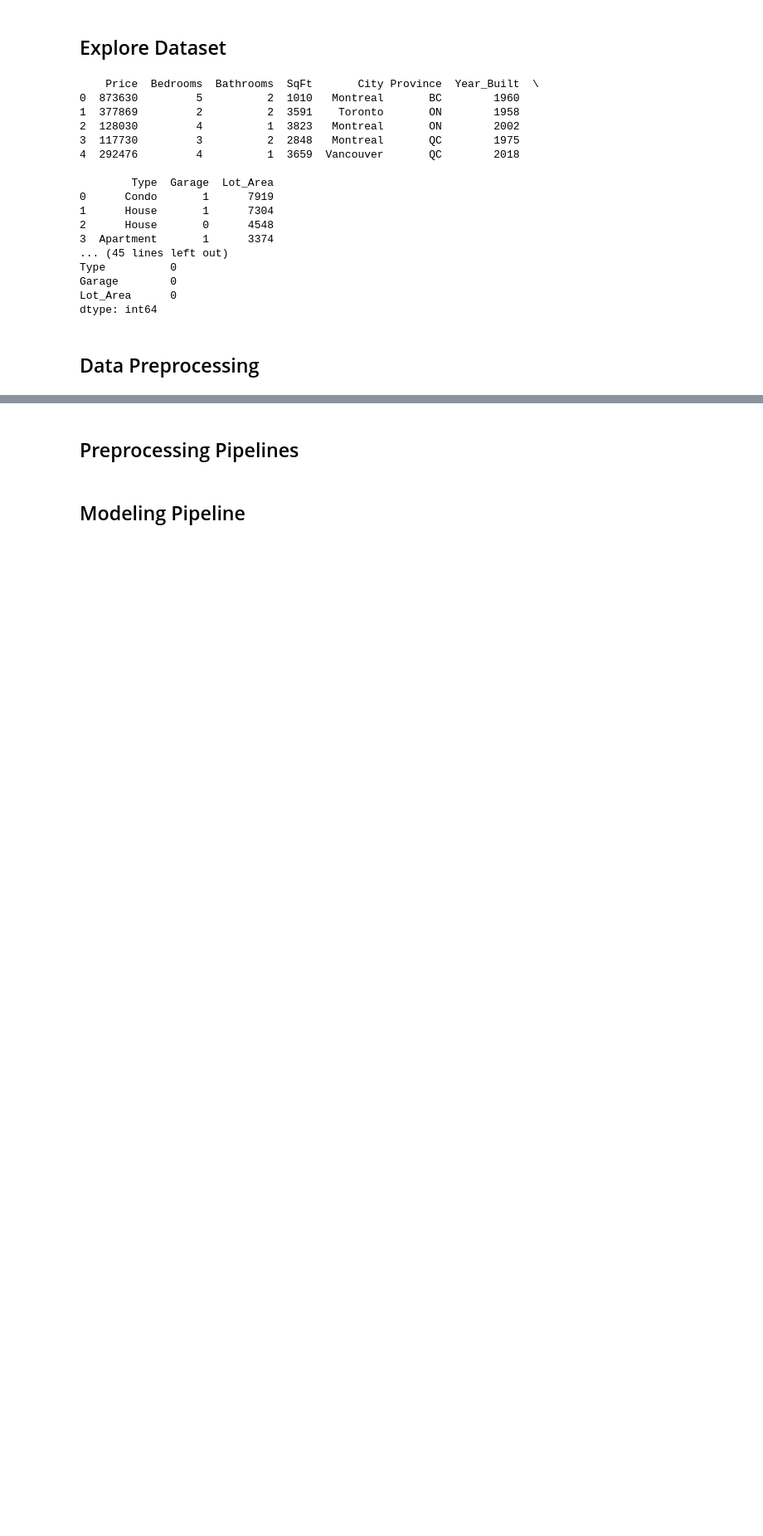
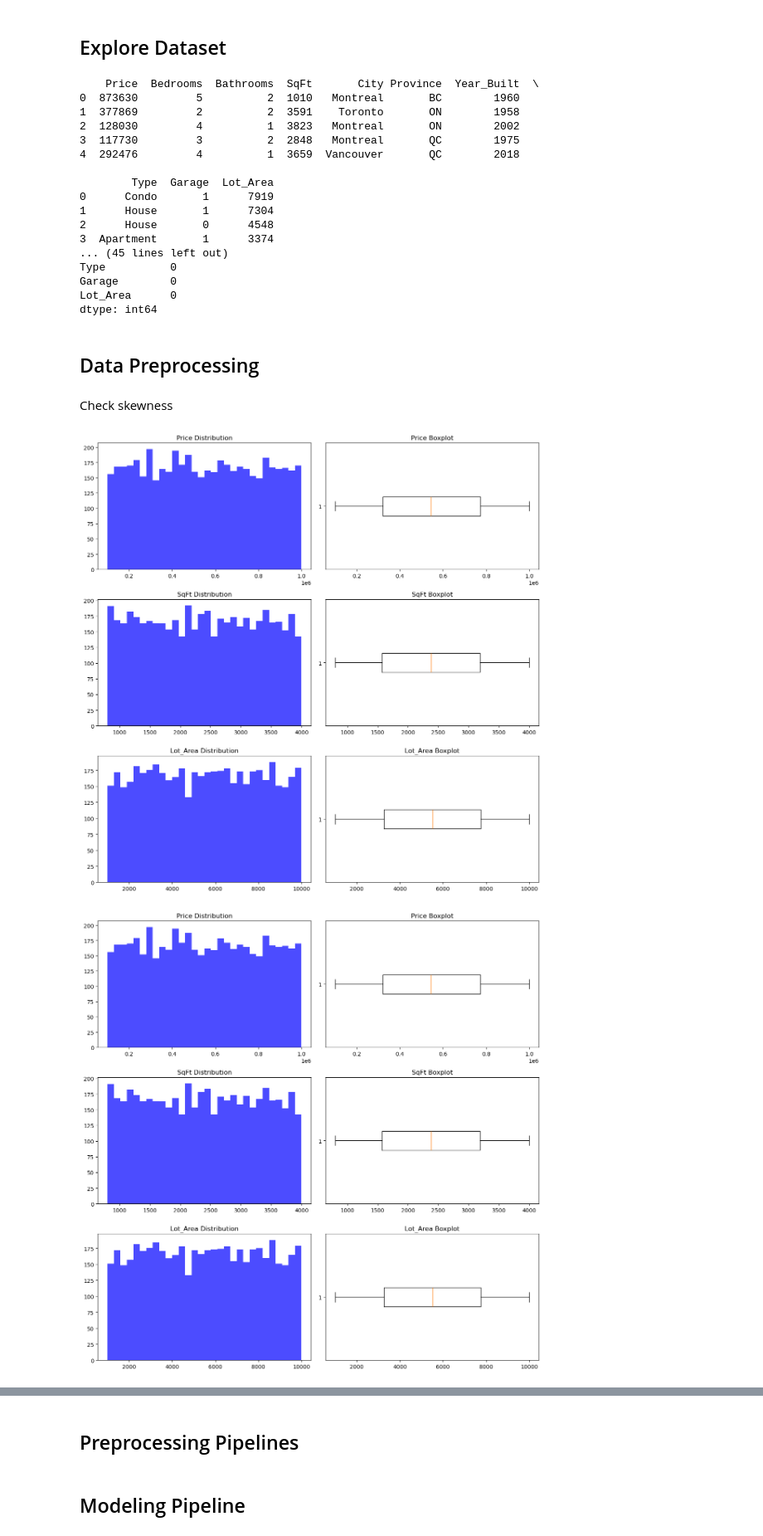
Before and after one commit to zobrathemanish/canada-house-prediction, a Jupyter notebook: Winnipeg_House_Price_Prediction.ipynb, the cells around one changed output, grey strips where cells are left out. Shown at 83% size. Saved outputs shown, nothing was run; the diff lists cells and outputs as text; code cells hidden in the pictures; blank space fills up the shorter version.

```diff
--- a/Winnipeg_House_Price_Prediction.ipynb
+++ b/Winnipeg_House_Price_Prediction.ipynb
@@ -47,3 +47,50 @@ Lot_Area      0
 dtype: int64
 # %% [markdown]
  ## Data Preprocessing
+# %% [markdown]
+Check skewness
+# %%
+# Check for outliers and distribution in numerical features
+numerical_features = ["Price", "SqFt", "Lot_Area"]
+
+# Plot histograms and boxplots to visualize distributions and outliers
+fig, axes = plt.subplots(len(numerical_features), 2, figsize=(12, 12))
+
+for i, feature in enumerate(numerical_features):
+    # Histogram
+    axes[i, 0].hist(data[feature], bins=30, color='blue', alpha=0.7)
+    axes[i, 0].set_title(f"{feature} Distribution")
+    # Boxplot
+    axes[i, 1].boxplot(data[feature], vert=False)
+    axes[i, 1].set_title(f"{feature} Boxplot")
+
+plt.tight_layout()
+plt.show()
+
+# Check skewness of numerical features
+skewness = data[numerical_features].skew()
+
+skewness# Check for outliers and distribution in numerical features
+numerical_features = ["Price", "SqFt", "Lot_Area"]
+
+# Plot histograms and boxplots to visualize distributions and outliers
+fig, axes = plt.subplots(len(numerical_features), 2, figsize=(12, 12))
+
+for i, feature in enumerate(numerical_features):
+    # Histogram
+    axes[i, 0].hist(data[feature], bins=30, color='blue', alpha=0.7)
+    axes[i, 0].set_title(f"{feature} Distribution")
+    # Boxplot
+    axes[i, 1].boxplot(data[feature], vert=False)
+    axes[i, 1].set_title(f"{feature} Boxplot")
+
+plt.tight_layout()
+plt.show()
+
+# Check skewness of numerical features
+skewness = data[numerical_features].skew()
+
+skewness
+# %% [output]
+[figure, added]
+[figure, added]
```
Also changed, not shown: parts of 9 cells of this notebook, 2 other files.
